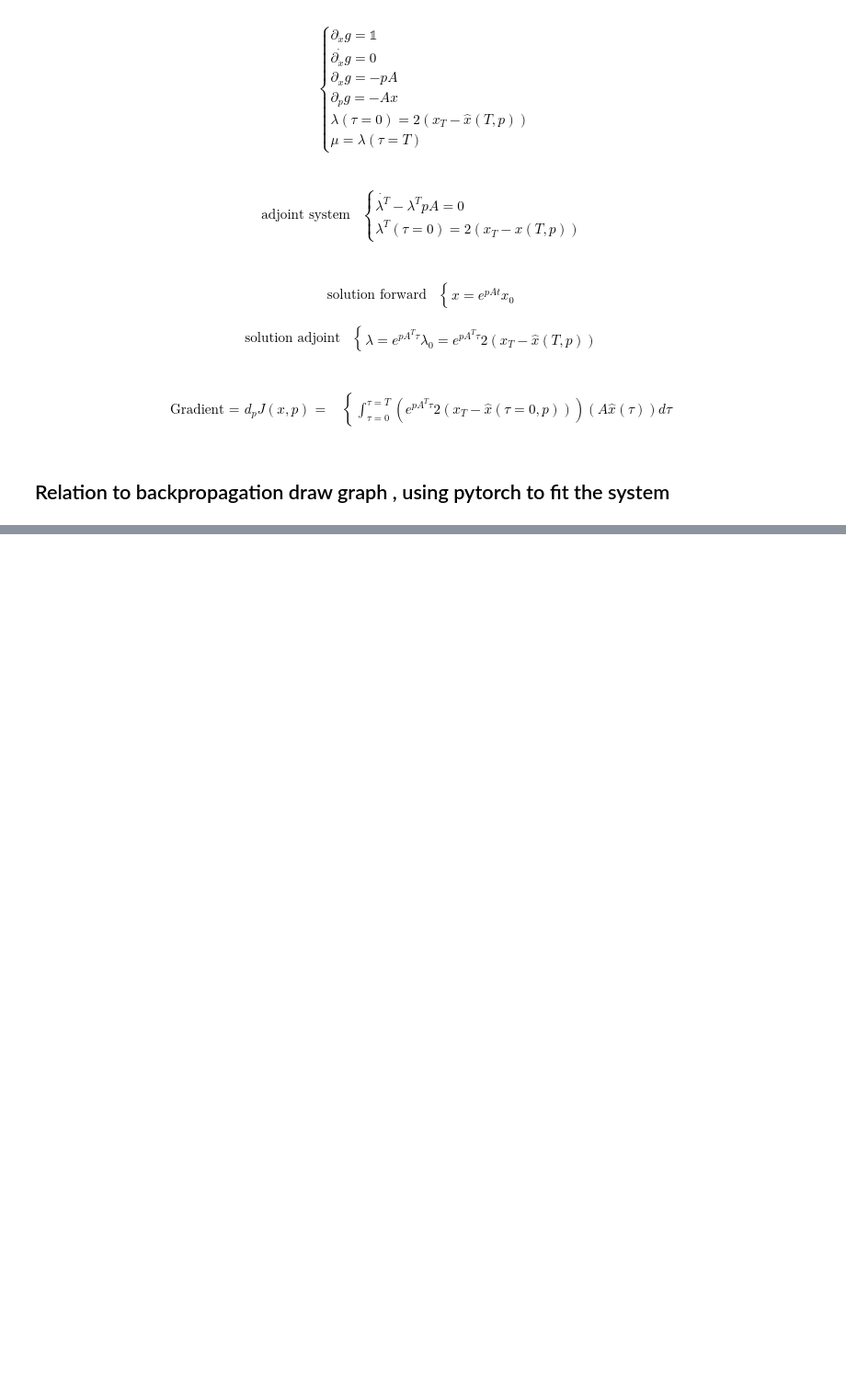
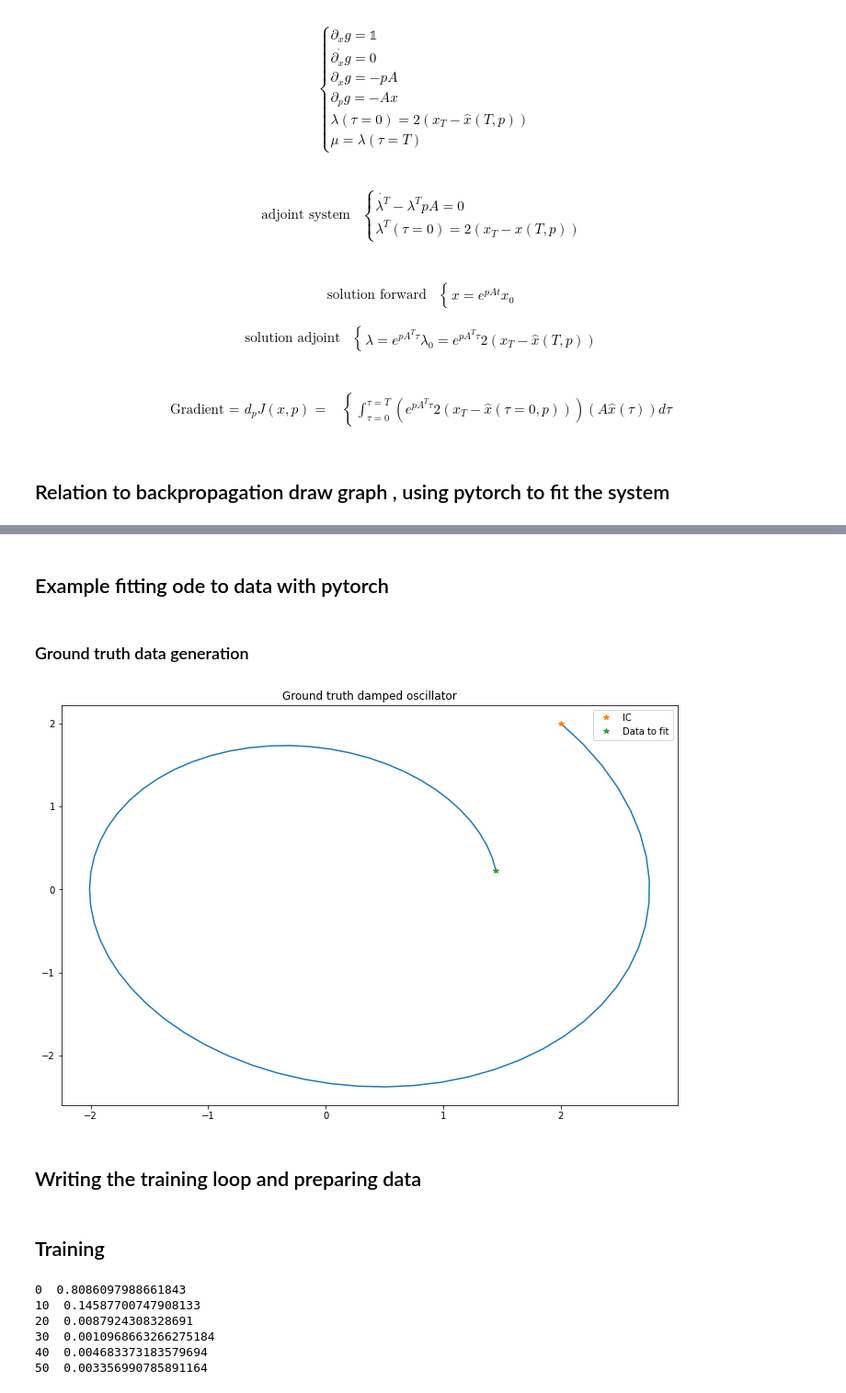
Before and after one commit to jaimelopezgarcia/Adjoint_DL_DS, a Jupyter notebook: main.ipynb, the cells around one changed output, grey strips where cells are left out. Shown at 92% size. Cells and saved outputs as stored; diff of their text form; code cells hidden in the pictures; blank space fills up the shorter version.

```diff
--- a/main.ipynb
+++ b/main.ipynb
@@ -913,0 +346,17 @@ plt.plot(x.numpy()[:,0],y.numpy()[:,0],'.')
+# %% [markdown]
+## Example fitting ode to data with pytorch
+# %% [markdown]
+### Ground truth data generation
+# %%
+from example_adjoint_pytorch import generate_damped_data
+
+x0 = [2.,2.]
+T = np.arange(0,7,0.1)
+k_gt = 1
+gamma_gt = 0.2
+
+data,xf = generate_damped_data(k_gt,gamma_gt,T,x0)
+# %% [output]
+[figure, added]
+# %% [markdown]
+## Writing the training loop and preparing data
@@ -913,0 +414,11 @@ plt.plot(x.numpy()[:,0],y.numpy()[:,0],'.')
+# %% [markdown]
+## Training
+# %%
+train_loop(T, xdata, indices_data ,x0, epochs, register,system, params)
+# %% [output]
+0  0.8086097988661843
+10  0.14587700747908133
+20  0.0087924308328691
+30  0.0010968663266275184
+40  0.004683373183579694
+50  0.003356990785891164
```
Also changed, not shown: parts of 108 cells of this notebook, 15 other files.
